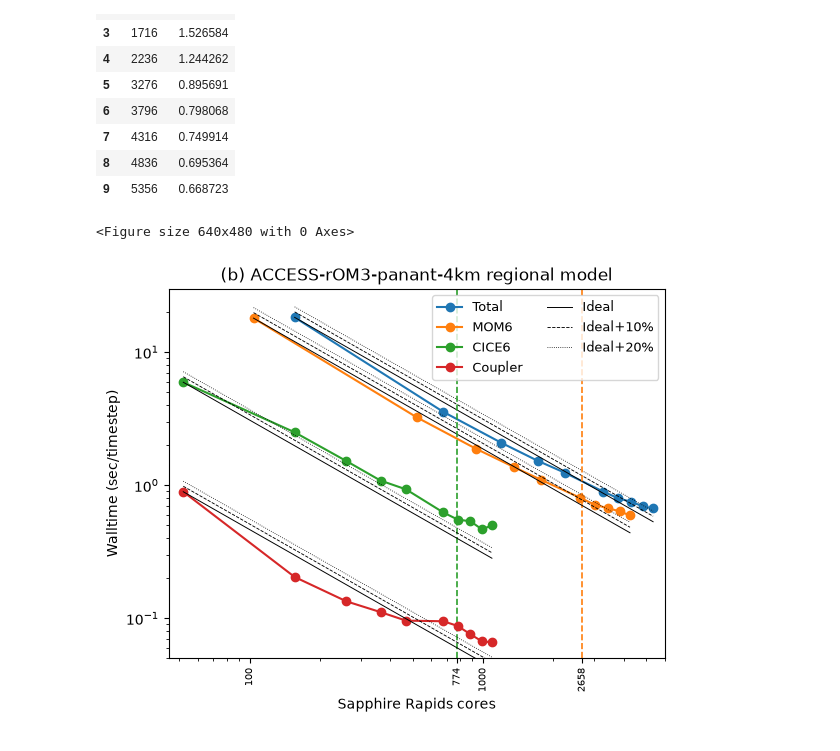
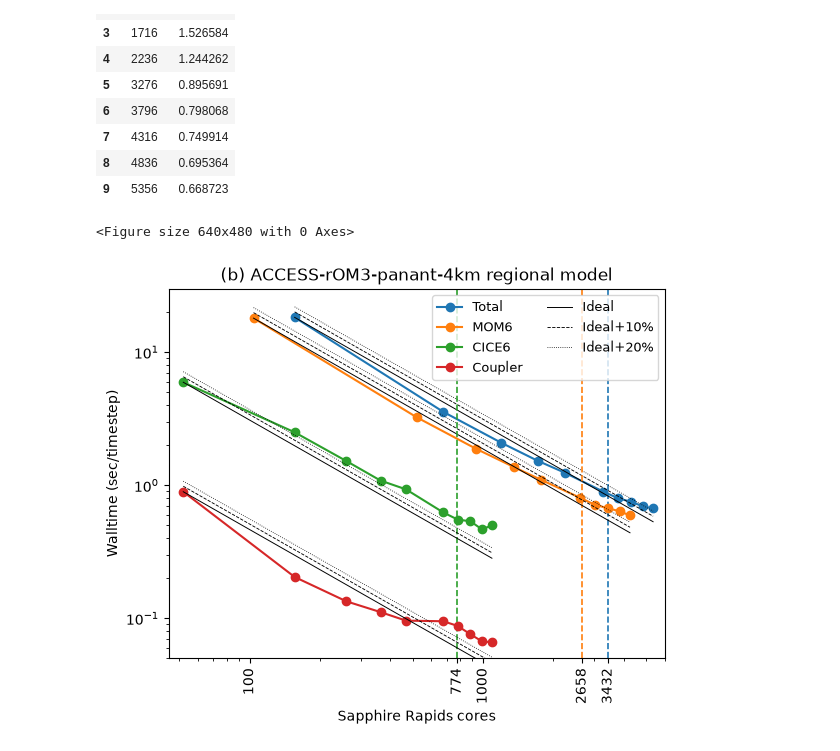
Before and after one commit to aekiss/NCMAS, a Jupyter notebook: Scaling.ipynb, the cells around one changed output. Drawn from its saved outputs; the diff is of its cells as text; code cells hidden in the pictures.

```diff
--- a/Scaling.ipynb
+++ b/Scaling.ipynb
@@ -124,8 +124,8 @@ fig, ax = plt.subplots()
 d = total.dropna()
 p = plt.loglog(d.set_index('Cores'),
          marker='o', label='Total')
-extraticks = []
-extraticks = [2704]
+extraticks = list()
+extraticks.append(2704)
 plt.axvline(extraticks[-1], color=p[-1].get_color(),
            linestyle='--', linewidth=1.2)
 for i, linestyle in enumerate(['-', '--', ':']):
@@ -154,13 +154,13 @@ for n, v in cols.items():
                    label=None if n != 'Coupler' else 'Ideal' if s == 1 else f'Ideal+{i*10}%'
                   )
 plt.legend(ncol=2, fontsize=9)
-plt.xticks(list(plt.xticks()[0]) + extraticks, rotation=90, size=7)
+plt.xticks(list(plt.xticks()[0]) + extraticks[1:], rotation=90)
 plt.xlim([11, 3500])
 plt.ylim([0.02, None])
 ax.set_xticklabels([repr(int(x)) for x in ax.get_xticks()])
 plt.xlabel('Sapphire Rapids cores')
 plt.ylabel('Walltime (sec/timestep)')
 plt.title('(a) ACCESS-OM3-25km global model')
-plt.savefig('scaling_ACCESS-OM3-25km.png', dpi=200)
+plt.savefig('scaling_ACCESS-OM3-25km.png', dpi=200, bbox_inches='tight')
 # %% [output]
 <Figure size 640x480 with 0 Axes>
@@ -268,10 +264,10 @@ fig, ax = plt.subplots()
 d = pa_total.dropna()
 p = plt.loglog(d.set_index('Cores'),
          marker='o', label='Total')
-extraticks = []
-# extraticks = [3432]
-# plt.axvline(extraticks[-1], color=p[-1].get_color(),
-#            linestyle='--', linewidth=1.2)
+extraticks = list()
+extraticks.append(3432)
+plt.axvline(extraticks[-1], color=p[-1].get_color(),
+           linestyle='--', linewidth=1.2)
 for i, linestyle in enumerate(['-', '--', ':']):
     s = 1+i/10
     plt.loglog([d.iloc[0,0], d.iloc[-1,0]],
@@ -280,33 +276,33 @@ for i, linestyle in enumerate(['-', '--', ':']):
                linestyle=linestyle, linewidth=0.7/s,
               )
 
 cols = {'MOM6': 2658, 'CICE6': 774, 'Coupler': 774}
 for n, v in cols.items():
     d = pa_data.loc[:, ['Cores', n]].dropna()
     p = plt.loglog(d.set_index(names[0]),
              marker='o', label=n)
     if n in ['MOM6', 'CICE6']:
         plt.axvline(v, color=p[-1].get_color(),
                    linestyle='--', linewidth=1.2)
         extraticks.append(v)
     for i, linestyle in enumerate(['-', '--', ':']):
         s = 1+i/10
         plt.loglog([d.iloc[0,0], d.iloc[-1,0]],
                    [s*d.iloc[0,1], s*d.iloc[0,1]*d.iloc[0,0]/d.iloc[-1,0]],
                    color='k',#p[-1].get_color(),
                    linestyle=linestyle, linewidth=0.7/s,
                    label=None if n != 'Coupler' else 'Ideal' if s == 1 else f'Ideal+{i*10}%'
                   )
 
 plt.legend(ncol=2, fontsize=9)
-plt.xticks(list(plt.xticks()[0]) + extraticks, rotation=90, size=7)
+plt.xticks(list(plt.xticks()[0]) + extraticks, rotation=90)
 plt.xlim([45, 6000])
 plt.ylim([0.05, None])
 ax.set_xticklabels([repr(int(x)) for x in ax.get_xticks()])
 plt.xlabel('Sapphire Rapids cores')
 plt.ylabel('Walltime (sec/timestep)')
 plt.title('(b) ACCESS-rOM3-panant-4km regional model')
-plt.savefig('scaling_ACCESS-rOM3-panant-4km.png', dpi=200)
+plt.savefig('scaling_ACCESS-rOM3-panant-4km.png', dpi=200, bbox_inches='tight')
 # %% [output]
 <Figure size 640x480 with 0 Axes>
-[figure, old version]
+[figure, new version]
```
Also changed, not shown: parts of 2 cells of this notebook.
